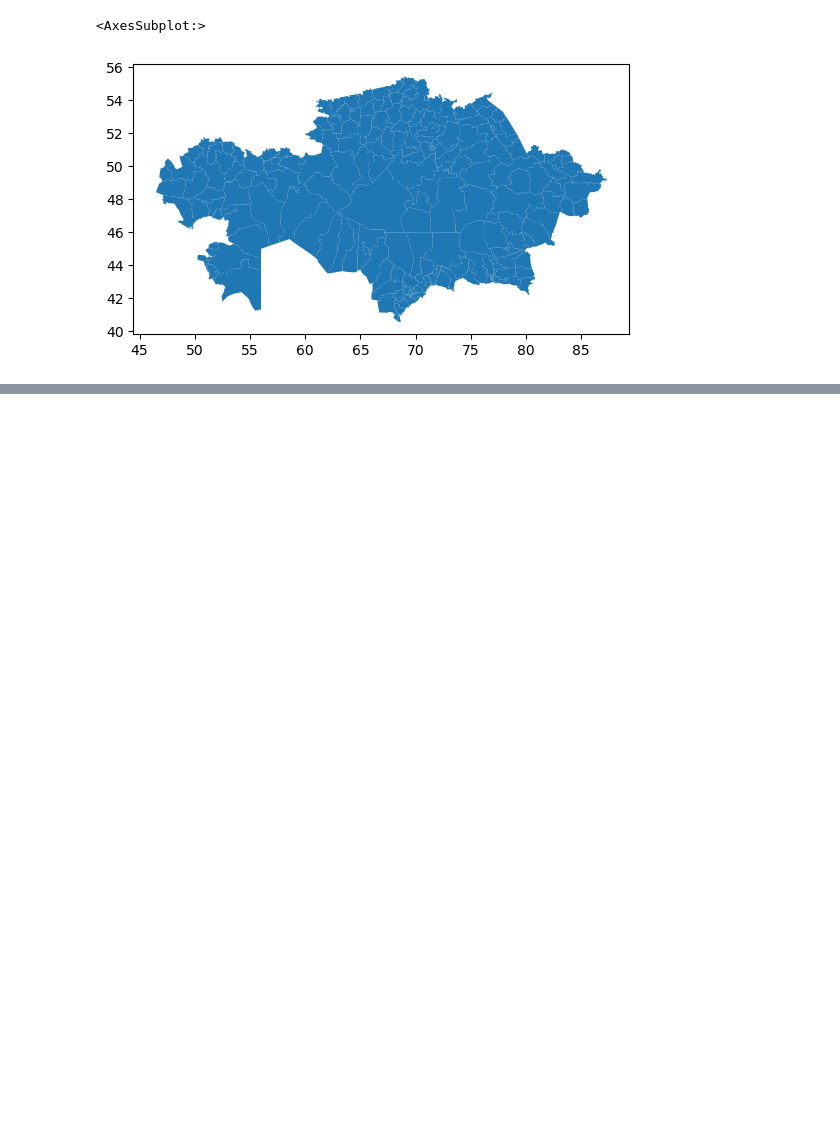
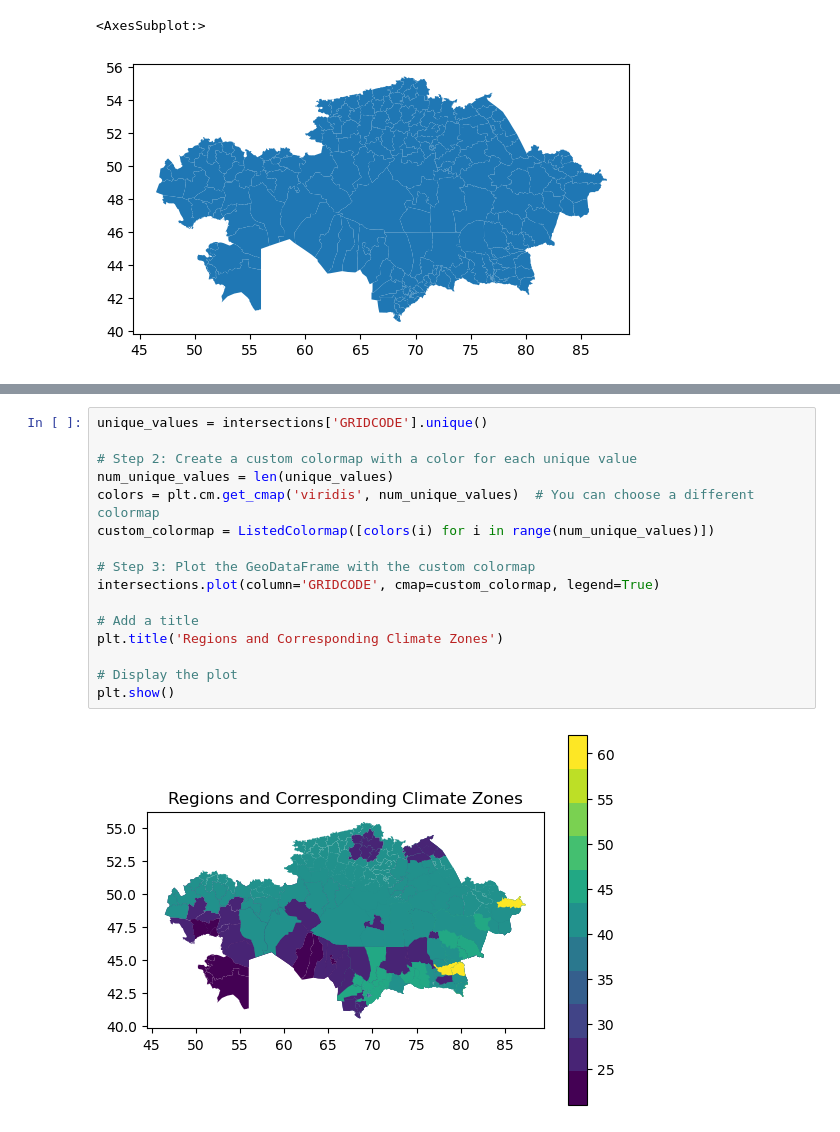
Before and after one commit to Yerlan999/LocustsControlProject-KazATU, a Jupyter notebook: Locusts Control Project.ipynb, the cells around one changed output, grey strips where cells are left out. Saved outputs shown, nothing was run; the diff lists cells and outputs as text; blank space fills up the shorter version.

```diff
--- a/Locusts Control Project.ipynb
+++ b/Locusts Control Project.ipynb
@@ -69,0 +109,18 @@ gdf.plot()
+# %%
+unique_values = intersections['GRIDCODE'].unique()
+
+# Step 2: Create a custom colormap with a color for each unique value
+num_unique_values = len(unique_values)
+colors = plt.cm.get_cmap('viridis', num_unique_values)  # You can choose a different colormap
+custom_colormap = ListedColormap([colors(i) for i in range(num_unique_values)])
+
+# Step 3: Plot the GeoDataFrame with the custom colormap
+intersections.plot(column='GRIDCODE', cmap=custom_colormap, legend=True)
+
+# Add a title
+plt.title('Regions and Corresponding Climate Zones')
+
+# Display the plot
+plt.show()
+# %% [output]
+[figure, added]
```
Also changed, not shown: parts of 5 cells of this notebook, 13 other files.
